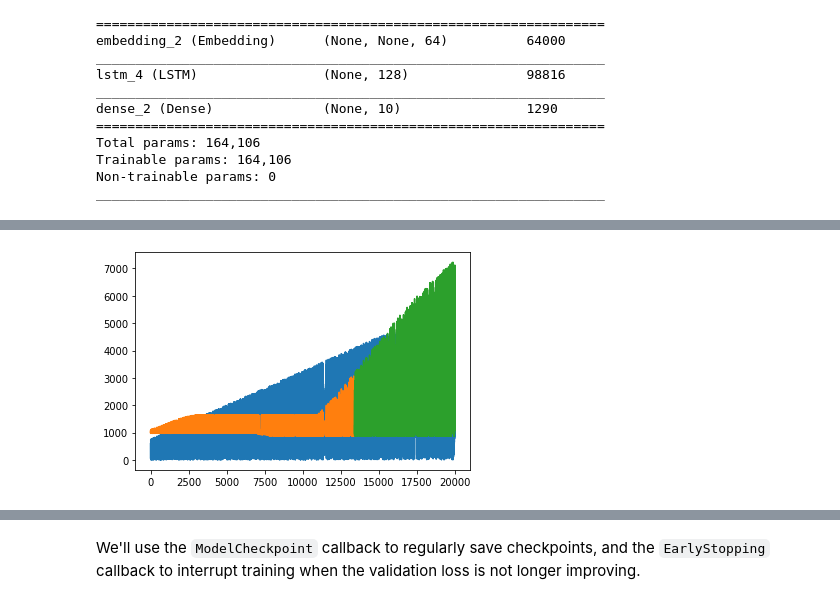
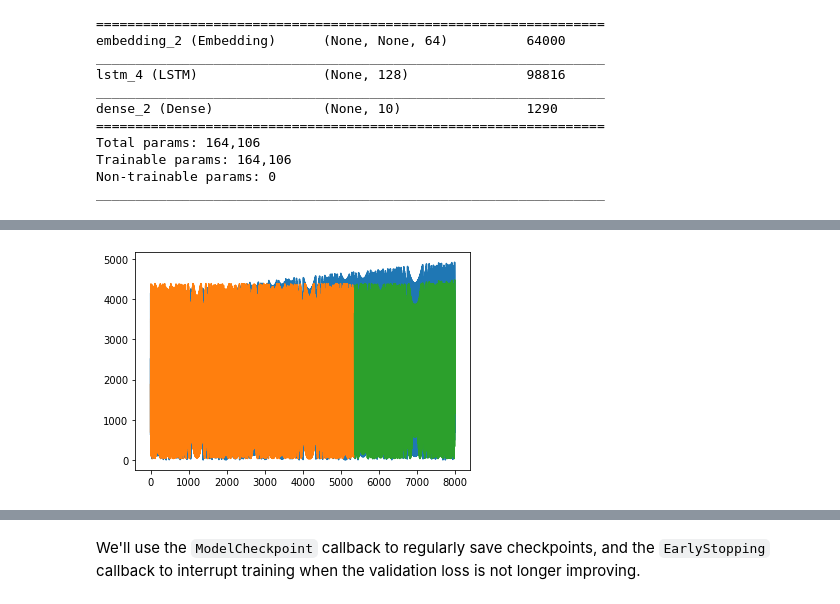
Before and after one commit to old-tom-bombadil/factor-hack, a Jupyter notebook: Copy_of_timeseries_weather_forecasting.ipynb, the cells around one changed output, grey strips where cells are left out. Cells and saved outputs as stored; diff of their text form; code cells hidden in the pictures.

```diff
--- a/Copy_of_timeseries_weather_forecasting.ipynb
+++ b/Copy_of_timeseries_weather_forecasting.ipynb
@@ -362,7 +362,7 @@ q =5501
 # semiprime with relatively small primes
 N = p * q
 
-x_data = numpy.linspace(-4000, 1000, num=20000)
+x_data = numpy.linspace(-600, 200, num=8000)
 x_data = x_data + p #((p+q)/2)
 #y_data = 0.1*x_data*numpy.cos(x_data) + 0.1*numpy.random.normal(size=1000)
 y_data = N % x_data
@@ -373,7 +373,8 @@ dataframe = pandas.DataFrame.from_records(pandy)
 dataset = dataframe.values
 dataset = dataset.astype('float32')
 # normalize the dataset
-scaler = MinMaxScaler(feature_range=(0, 1))
+# failing to normalize leads to appalling results
+scaler = MinMaxScaler(feature_range=(0, 10))
 dataset = scaler.fit_transform(dataset)
 # split into train and test sets
 train_size = int(len(dataset) * 0.67)
@@ -439,4 +440,4 @@ Test Score: 1794.93 RMSE
-[figure, old version]
+[figure, new version]
 # %%
 #list(map(lambda x: [x], [1,2,3]))
 len(testPredictPlot)
```
Also changed, not shown: parts of 2 cells of this notebook.
